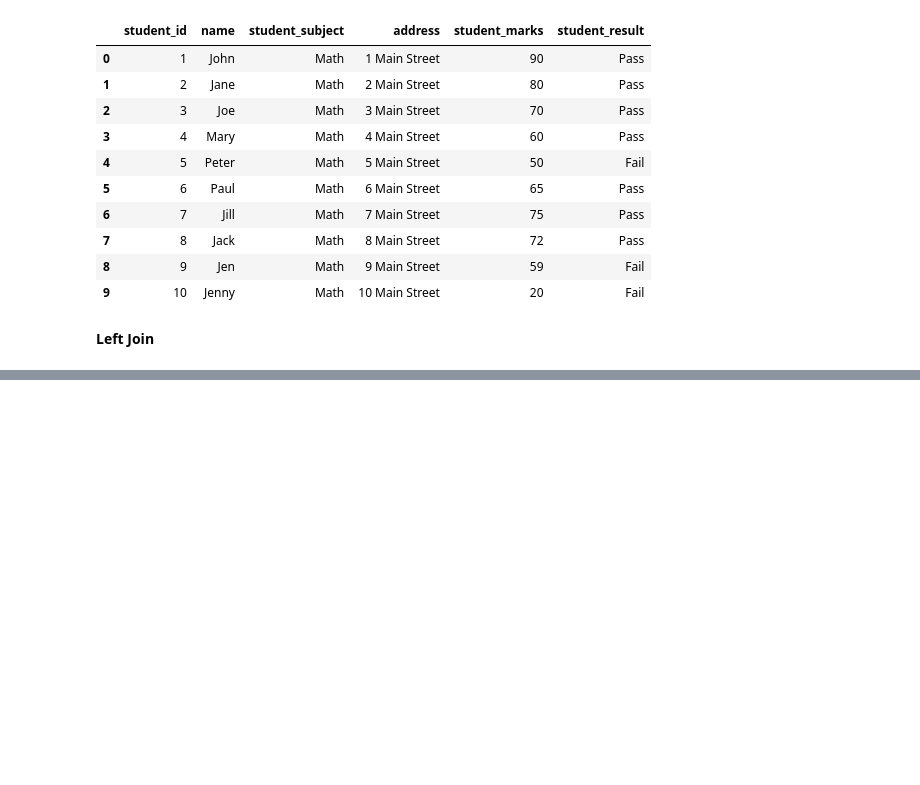
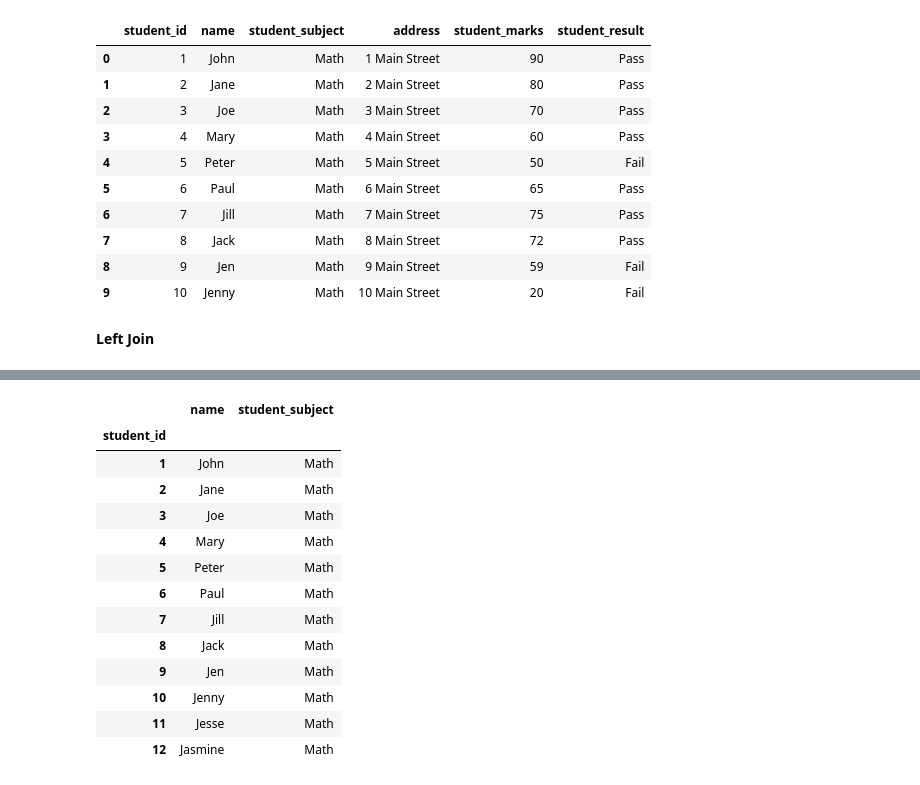
Before and after one commit to sardarahmed/2.Joining-Data-with-Pandas, a Jupyter notebook: datajoining.ipynb, the cells around one changed output, grey strips where cells are left out. Drawn from its saved outputs; the diff is of its cells as text; code cells hidden in the pictures; blank space fills up the shorter version.

```diff
--- a/datajoining.ipynb
+++ b/datajoining.ipynb
@@ -132,0 +134,18 @@ student_info.merge(student_address, on='student_id', how='left')
+# %%
+data1 = student_info.set_index('student_id')
+data1
+# %% [output]
+|  | name | student_subject |
+| student_id |  |  |
+| 1 | John | Math |
+| 2 | Jane | Math |
+| 3 | Joe | Math |
+| 4 | Mary | Math |
+| 5 | Peter | Math |
+| 6 | Paul | Math |
+| 7 | Jill | Math |
+| 8 | Jack | Math |
+| 9 | Jen | Math |
+| 10 | Jenny | Math |
+| 11 | Jesse | Math |
+| 12 | Jasmine | Math |
```
Also changed, not shown: parts of 3 cells of this notebook.
